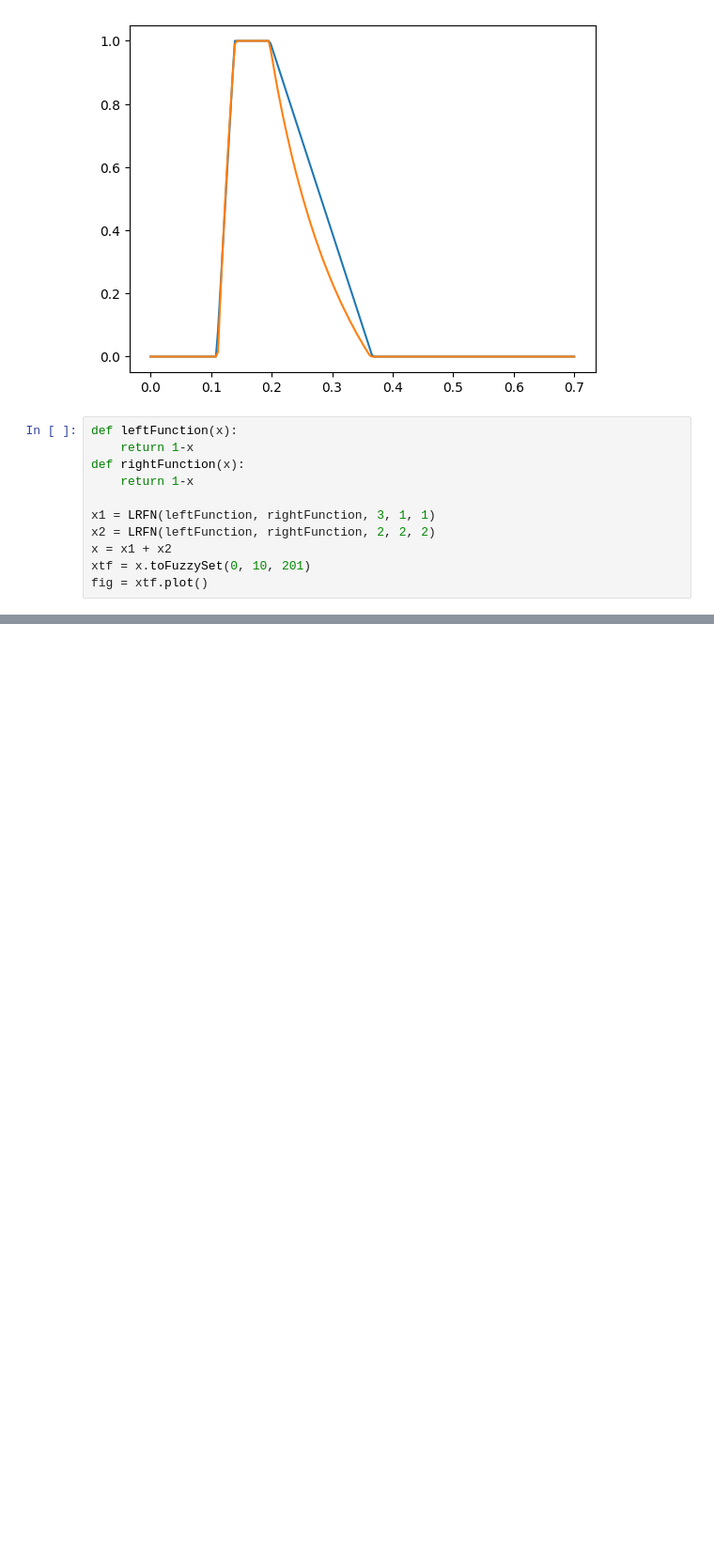
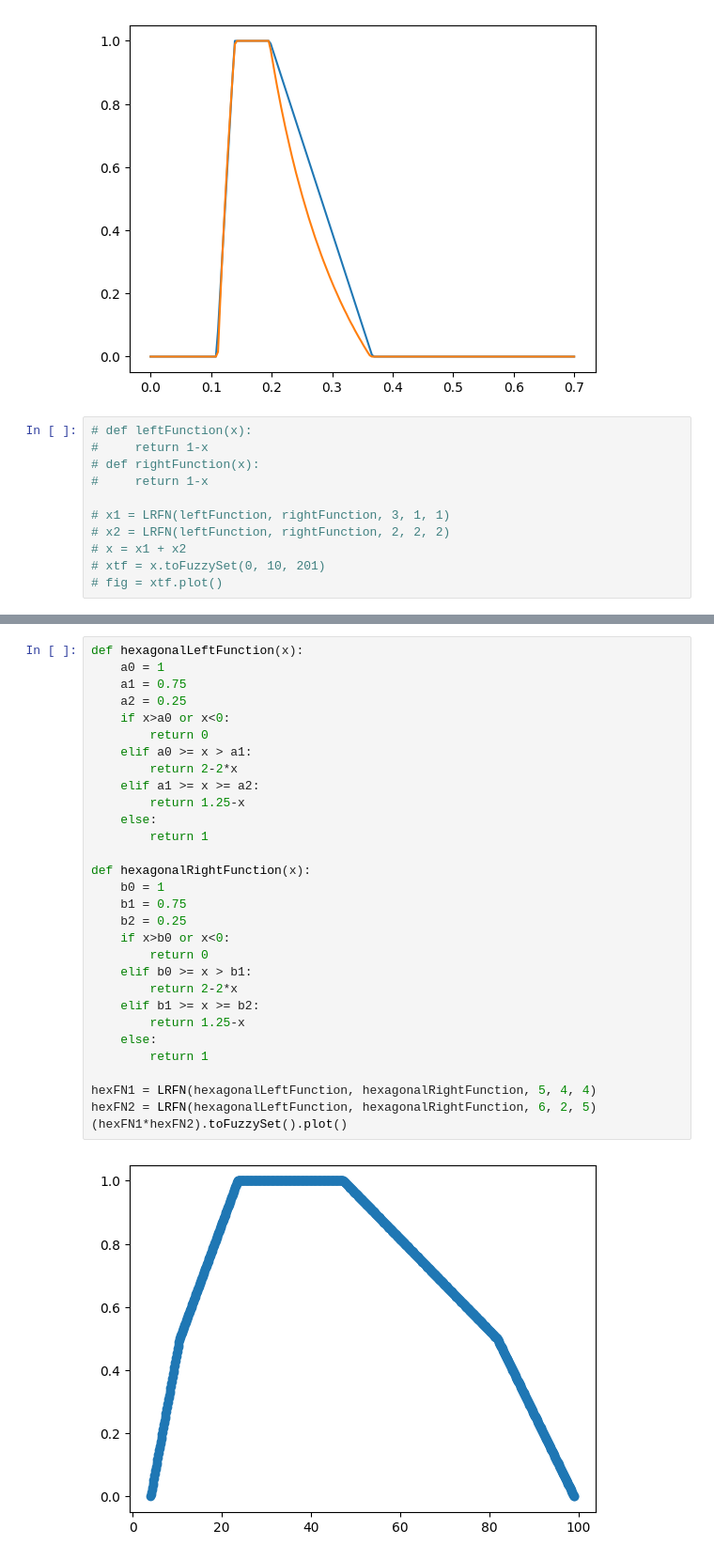
Before and after one commit to adityapathak343/bits-fuzzy-module, a Jupyter notebook: fuzzytest.ipynb, the cells around one changed output, grey strips where cells are left out. Shown at 94% size. Drawn from its saved outputs; the diff is of its cells as text; blank space fills up the shorter version.

```diff
--- a/fuzzytest.ipynb
+++ b/fuzzytest.ipynb
@@ -67,14 +67,14 @@ plt.show()
 # %% [output]
 [figure]
 # %%
-def leftFunction(x):
-    return 1-x
-def rightFunction(x):
-    return 1-x
+# def leftFunction(x):
+#     return 1-x
+# def rightFunction(x):
+#     return 1-x
 
-x1 = LRFN(leftFunction, rightFunction, 3, 1, 1)
-x2 = LRFN(leftFunction, rightFunction, 2, 2, 2)
-x = x1 + x2
-xtf = x.toFuzzySet(0, 10, 201)
-fig = xtf.plot()
+# x1 = LRFN(leftFunction, rightFunction, 3, 1, 1)
+# x2 = LRFN(leftFunction, rightFunction, 2, 2, 2)
+# x = x1 + x2
+# xtf = x.toFuzzySet(0, 10, 201)
+# fig = xtf.plot()
 # %% [output]
@@ -88,0 +86,32 @@ x2 = TFN(0, 2, 4)
+# %%
+def hexagonalLeftFunction(x):
+    a0 = 1
+    a1 = 0.75
+    a2 = 0.25
+    if x>a0 or x<0:
+        return 0
+    elif a0 >= x > a1:
+        return 2-2*x
+    elif a1 >= x >= a2:
+        return 1.25-x
+    else:
+        return 1
+
+def hexagonalRightFunction(x):
+    b0 = 1
+    b1 = 0.75
+    b2 = 0.25
+    if x>b0 or x<0:
+        return 0
+    elif b0 >= x > b1:
+        return 2-2*x
+    elif b1 >= x >= b2:
+        return 1.25-x
+    else:
+        return 1
+
+hexFN1 = LRFN(hexagonalLeftFunction, hexagonalRightFunction, 5, 4, 4)
+hexFN2 = LRFN(hexagonalLeftFunction, hexagonalRightFunction, 6, 2, 5)
+(hexFN1*hexFN2).toFuzzySet().plot()
+# %% [output]
+[figure, added]
```
Also changed, not shown: parts of 3 cells of this notebook, 6 other files.
